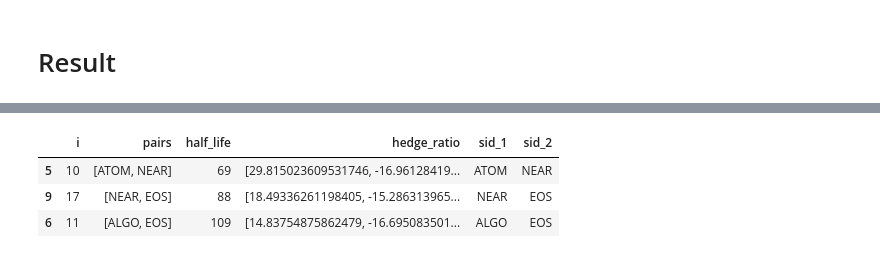
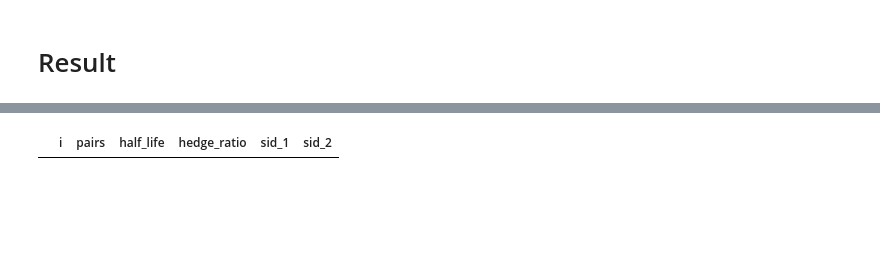
Before and after one commit to beannguyen/crypto-pair-trading, a Jupyter notebook: src/research/Live Test Crypto Pair Trading with Johansen Test.ipynb, the cells around one changed output, grey strips where cells are left out. Cells and saved outputs as stored; diff of their text form; code cells hidden in the pictures; blank space fills up the shorter version.

```diff
--- a/src/research/Live Test Crypto Pair Trading with Johansen Test.ipynb
+++ b/src/research/Live Test Crypto Pair Trading with Johansen Test.ipynb
@@ -26,11 +28,11 @@ DATA_PATH = '/mnt/d/Working/PersonalProjects/Trading/trading-agent/crypto-pair-t
 # TIMEFRAME = '1d'
 # lookback = 1000
 
-TIMEFRAME = '1h'
-lookback = 30*4
+# TIMEFRAME = '1h'
+# lookback = 30*4
 
-# TIMEFRAME = '15m'
-# lookback = 30*2
+TIMEFRAME = '15m'
+lookback = 30*2
 # %%
 
 
@@ -368,15 +363,12 @@ stationary_df
 stationary_df.to_csv(f'stationary_df_{TIMEFRAME}.csv', index=False)
 # stationary_df
 # %%
-ignored_symbols = ['ETH', 'XLM', 'ETC', 'DOT']
+ignored_symbols = ['NEAR', 'ETC', 'DOT']
 # ignored_symbols= []
 mask = ~(stationary_df['sid_1'].isin(ignored_symbols) | stationary_df['sid_2'].isin(ignored_symbols))
 filtered_df = stationary_df[mask]
 # filtered_df['hdiff'] = filtered_df['hedge_ratio'].apply(lambda x: np.sum(x))
 # filtered_df.query('abs(hdiff) <= 10')
 filtered_df
 # %% [output]
 |  | i | pairs | half_life | hedge_ratio | sid_1 | sid_2 |
-| 5 | 10 | [ATOM, NEAR] | 69 | [29.815023609531746, -16.96128419... | ATOM | NEAR |
-| 9 | 17 | [NEAR, EOS] | 88 | [18.49336261198405, -15.286313965... | NEAR | EOS |
-| 6 | 11 | [ALGO, EOS] | 109 | [14.83754875862479, -16.695083501... | ALGO | EOS |
```
Also changed, not shown: parts of 4 cells of this notebook, 5 other files.
